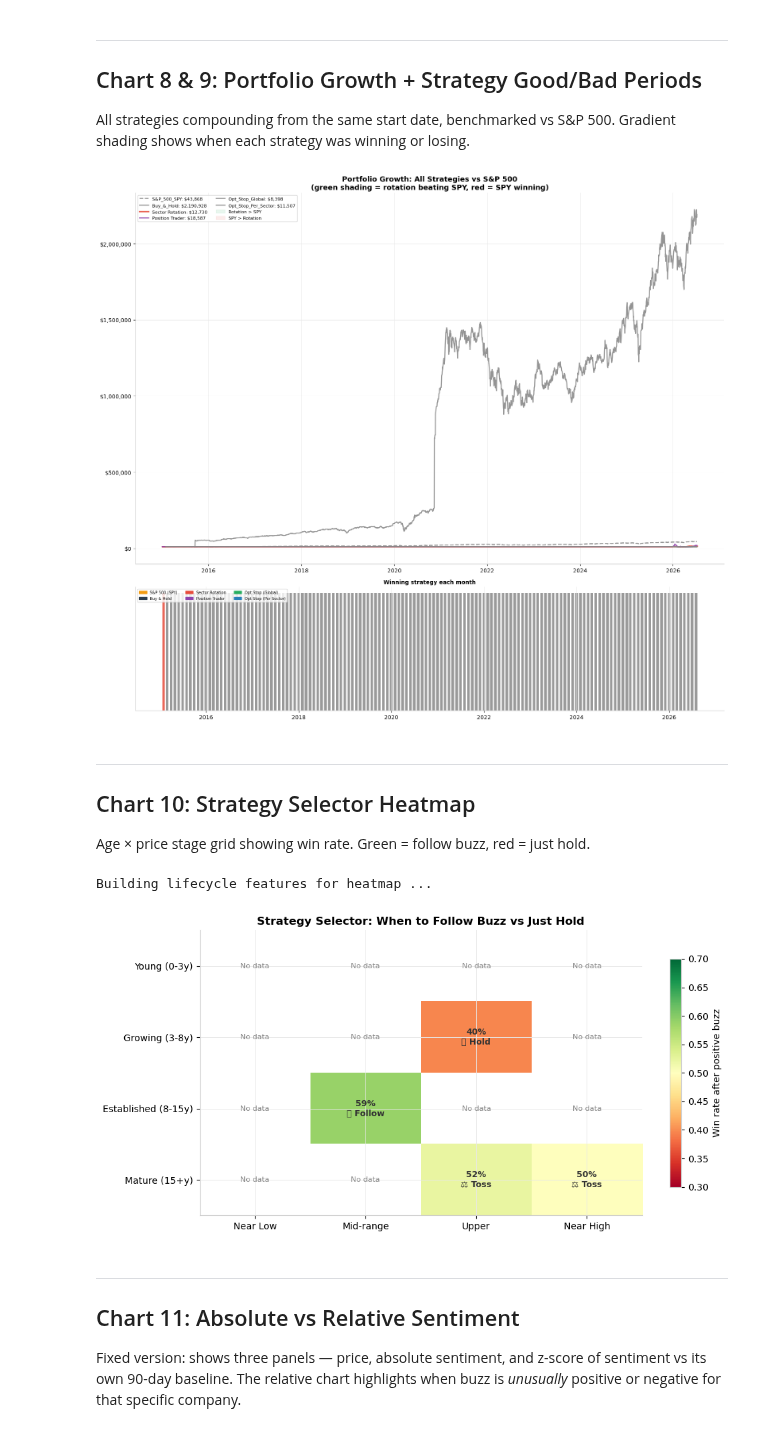
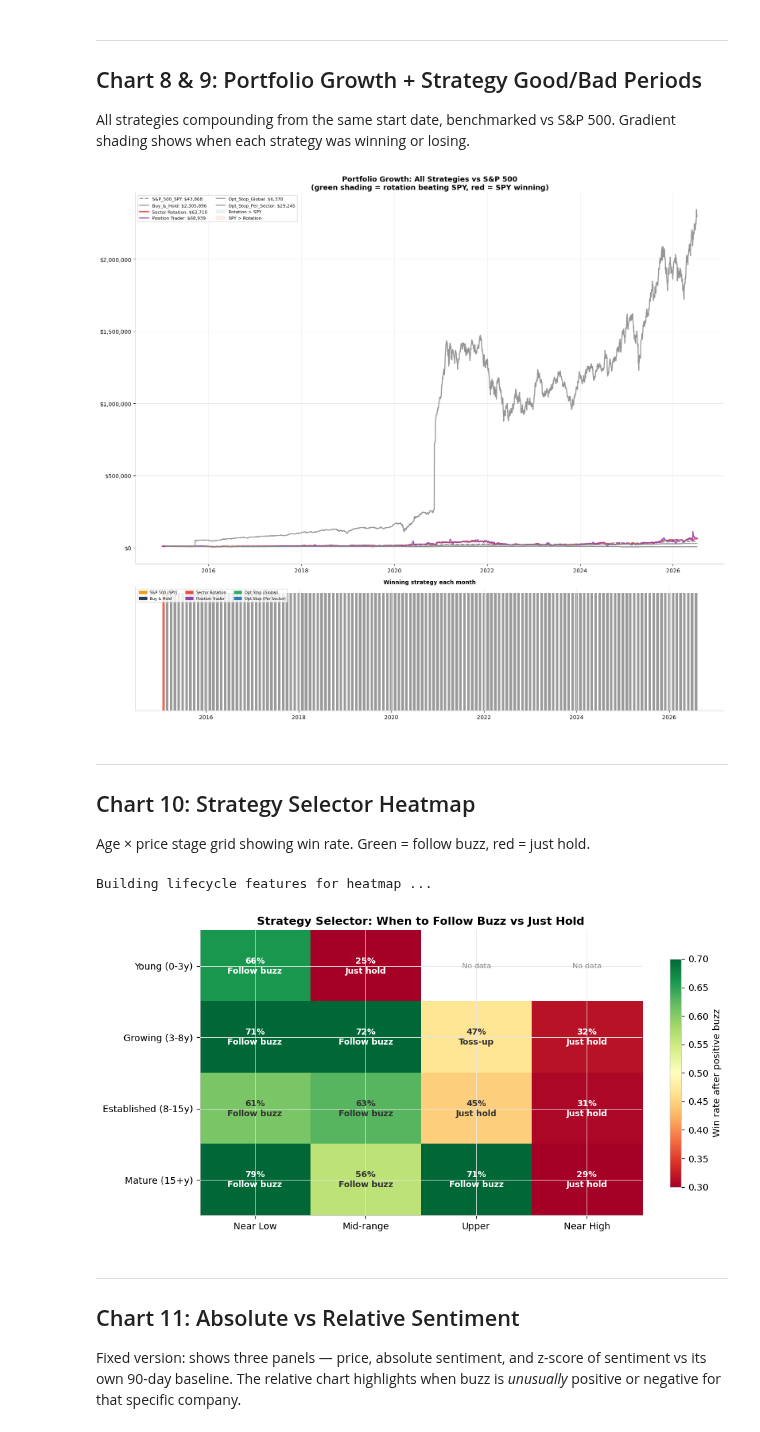
Before and after one commit to annhmartin/dataviz-historical-stocks-AnnetteMartin, a Jupyter notebook: D_charts.ipynb, the cells around one changed output. Saved outputs shown, nothing was run; the diff lists cells and outputs as text; code cells hidden in the pictures.

```diff
--- a/D_charts.ipynb
+++ b/D_charts.ipynb
@@ -84,10 +84,18 @@ print('Loading data from GitHub ...')
 # Sentiment signals
 sig_frames = []
 for year in range(int(ANALYSIS_START[:4]), int(ANALYSIS_END[:4])+1):
-    try:
-        df_y = load_csv(f'{OUTPUT_PREFIX}/daily_signals_{year}.csv', GITHUB_TOKEN)
-        sig_frames.append(df_y)
-    except FileNotFoundError: pass
+    for q in [1, 2, 3, 4]:
+        try:
+            df_y = load_csv(f'{OUTPUT_PREFIX}/daily_signals_{year}_Q{q}.csv', GITHUB_TOKEN)
+            sig_frames.append(df_y)
+        except FileNotFoundError: pass
+# Fallback to yearly files
+if not sig_frames:
+    for year in range(int(ANALYSIS_START[:4]), int(ANALYSIS_END[:4])+1):
+        try:
+            df_y = load_csv(f'{OUTPUT_PREFIX}/daily_signals_{year}.csv', GITHUB_TOKEN)
+            sig_frames.append(df_y)
+        except FileNotFoundError: pass
 daily_signals = pd.concat(sig_frames, ignore_index=True) if sig_frames else pd.DataFrame()
 if not daily_signals.empty:
     daily_signals['date'] = pd.to_datetime(daily_signals['date'])
@@ -155,7 +163,7 @@ def plot_sentiment_vs_price(ticker, sig_col='norm_sentiment', window_days=None):
     try:
         price = load_csv(f'{STOCKS_PREFIX}/prices_{ticker}.csv', GITHUB_TOKEN)
         price['Date'] = pd.to_datetime(price['Date'])
-        price['pct_change_7d'] = price['Close'].pct_change(7) * 100
+        price['pct_change_7d'] = price['Close'].pct_change(7, fill_method=None) * 100
         price = price.set_index('Date').sort_index()
     except FileNotFoundError:
         print(f'{ticker}: no price data')
@@ -581,7 +591,7 @@ else:
 
     # Bottom panel: winning strategy each month
     ax2 = axes[1]
-    monthly = df_equity.set_index('date').resample('M').last().dropna(how='all')
+    monthly = df_equity.set_index('date').resample('ME').last().dropna(how='all')
     if not monthly.empty:
         winner_each = monthly.idxmax(axis=1)
         for month, winner in winner_each.items():
@@ -598,7 +608,7 @@ else:
     plt.tight_layout()
     plt.show()
 # %% [output]
-[figure, old version]
+[figure, new version]
 # %% [markdown]
 ---
 ## Chart 10: Strategy Selector Heatmap
@@ -652,35 +662,35 @@ pivot_data = (
     df_lc.assign(pos_buzz=df_lc['sentiment'] >= SENTIMENT_THRESHOLD)
     .groupby(['age_bucket','price_stage'])
     .apply(lambda g: (g.loc[g['pos_buzz'],'ret_t21'] > 0).mean() if g['pos_buzz'].any() else np.nan)
     .reset_index()
 )
 pivot_data.columns = ['age_bucket','price_stage','win_rate']
 pivot_table = pivot_data.pivot(index='age_bucket', columns='price_stage', values='win_rate')
 pivot_table = pivot_table.reindex(index=age_order, columns=stage_order)
 
 fig, ax = plt.subplots(figsize=(10,5), facecolor='white')
 im = ax.imshow(pivot_table.values, cmap='RdYlGn', vmin=0.3, vmax=0.7, aspect='auto')
 ax.set_xticks(range(len(stage_order))); ax.set_xticklabels(stage_order, fontsize=10)
 ax.set_yticks(range(len(age_order)));   ax.set_yticklabels(age_order, fontsize=10)
 for i in range(len(age_order)):
     for j in range(len(stage_order)):
         val = pivot_table.values[i,j]
         if not np.isnan(val):
-            verdict = '✅ Follow' if val>=0.55 else ('❌ Hold' if val<0.45 else '⚖️ Toss')
+            verdict = 'Follow buzz' if val>=0.55 else ('Just hold' if val<0.45 else 'Toss-up')
             ax.text(j,i,f'{val*100:.0f}%\n{verdict}',ha='center',va='center',
                     fontsize=9,fontweight='bold',
                     color='white' if (val>0.65 or val<0.35) else '#333333')
         else:
             ax.text(j,i,'No data',ha='center',va='center',fontsize=8,color='#888888')
 plt.colorbar(im, ax=ax, label='Win rate after positive buzz', shrink=0.8)
 ax.set_title('Strategy Selector: When to Follow Buzz vs Just Hold',
              fontsize=12, fontweight='bold')
 ax.set_facecolor('white')
 plt.tight_layout()
 plt.show()
 # %% [output]
 Building lifecycle features for heatmap ...
-[figure, old version]
+[figure, new version]
 # %% [markdown]
 ---
 ## Chart 11: Absolute vs Relative Sentiment
```
Also changed, not shown: parts of 7 cells of this notebook.
